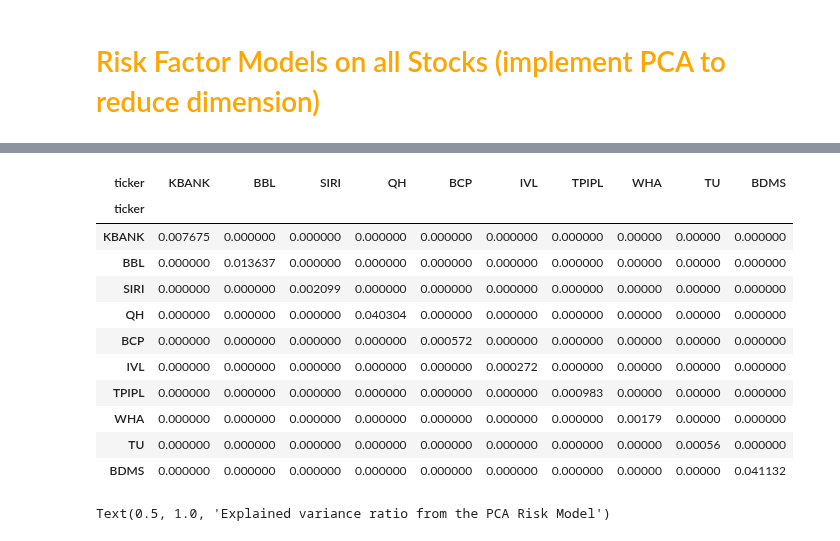
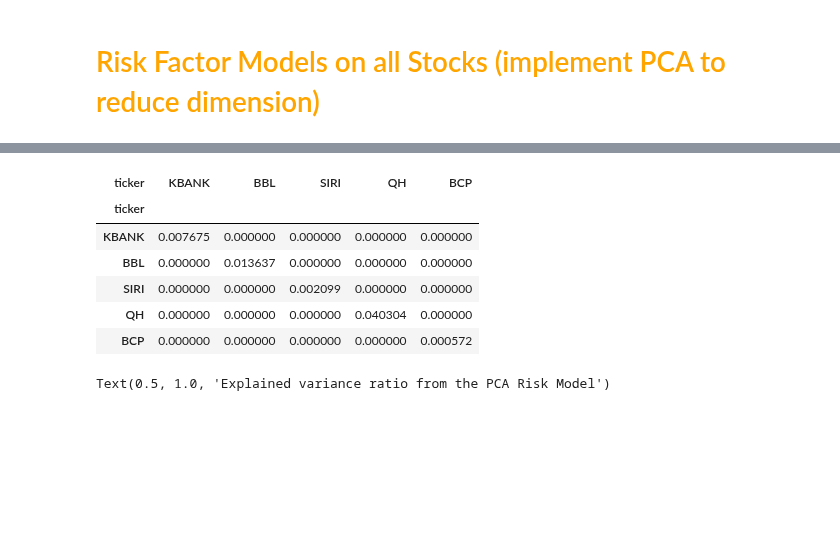
Before and after one commit to pasinsiri/quant-investment, a Jupyter notebook: alpha_factor.ipynb, the cells around one changed output, grey strips where cells are left out. Cells and saved outputs as stored; diff of their text form; code cells hidden in the pictures; blank space fills up the shorter version.

```diff
--- a/alpha_factor.ipynb
+++ b/alpha_factor.ipynb
@@ -404,33 +360,3 @@ class RiskModel(object):
-# %%
-class RiskModelPCA():
-    def __init__(self, returns, annualization_factor, num_factor_exposures, svd_solver:str = 'full'):
-        self.returns = returns
-        self.annualization_factor = annualization_factor
-        self.pca = PCA(n_components = num_factor_exposures, svd_solver = svd_solver).fit(returns)
-
-        self.factor_betas_ = self.get_factor_beta(returns.columns.values, np.arange(num_factor_exposures))
-        self.factor_returns_ = self.get_factor_return(returns, returns.index, np.arange(num_factor_exposures))
-        self.factor_cov_matrix_ = self.get_factor_cov_matrix(self.factor_returns_, annualization_factor)
-        self.idiosyncratic_var_matrix_ = self.get_idiosyncratic_var_matrix(returns, self.factor_returns_, self.factor_betas_, annualization_factor)
-
-
-    def get_factor_beta(self, factor_beta_indices, factor_beta_columns):
-        assert len(factor_beta_indices.shape) == 1, 'factor_beta_indices must be a vector'
-        assert len(factor_beta_columns.shape) == 1, 'factor_beta_columns must be a vector'
-        return pd.DataFrame(self.pca.components_.T, factor_beta_indices, factor_beta_columns)
-
-    def get_factor_return(self, returns, factor_return_indices, factor_return_columns):
-        assert len(factor_return_indices.shape) == 1, 'factor_returns_indices must be a vector'
-        assert len(factor_return_columns.shape) == 1, 'factor_return_columns must be a vector'
-        return pd.DataFrame(self.pca.transform(returns), factor_return_indices, factor_return_columns)
-
-    def get_idiosyncratic_var_matrix(self, returns, factor_returns, factor_betas, annualization_factor):
-        common_returns_ = pd.DataFrame(np.dot(factor_returns, factor_betas.T), returns.index, returns.columns)
-        residuals_ = (returns - common_returns_)
-        return pd.DataFrame(np.diag(np.var(residuals_)) * annualization_factor, returns.columns, returns.columns)
-
-    def get_factor_cov_matrix(self, factor_returns, annualization_factor):
-        return np.diag(factor_returns.var(axis=0, ddof=1) * annualization_factor)
 # %%
 N_FACTOR_EXPOSURES = 10
 SVD_SOLVER = 'full'
@@ -471,20 +387,15 @@ rm.factor_returns_.head()
 | 2015-01-09 | -0.030673 | -0.020801 | 0.001639 | 0.005977 | -0.040920 | -0.003915 | -0.001738 | 0.033042 | 0.019438 | -0.014553 |
 # %%
 # idiosyncratic variance matrix
-rm.idiosyncratic_var_matrix_.iloc[:10, :10]
+rm.idiosyncratic_var_matrix_.iloc[:5, :5]
 # %% [output]
-| ticker | KBANK | BBL | SIRI | QH | BCP | IVL | TPIPL | WHA | TU | BDMS |
-| ticker |  |  |  |  |  |  |  |  |  |  |
-| KBANK | 0.007675 | 0.000000 | 0.000000 | 0.000000 | 0.000000 | 0.000000 | 0.000000 | 0.00000 | 0.00000 | 0.000000 |
-| BBL | 0.000000 | 0.013637 | 0.000000 | 0.000000 | 0.000000 | 0.000000 | 0.000000 | 0.00000 | 0.00000 | 0.000000 |
-| SIRI | 0.000000 | 0.000000 | 0.002099 | 0.000000 | 0.000000 | 0.000000 | 0.000000 | 0.00000 | 0.00000 | 0.000000 |
-| QH | 0.000000 | 0.000000 | 0.000000 | 0.040304 | 0.000000 | 0.000000 | 0.000000 | 0.00000 | 0.00000 | 0.000000 |
-| BCP | 0.000000 | 0.000000 | 0.000000 | 0.000000 | 0.000572 | 0.000000 | 0.000000 | 0.00000 | 0.00000 | 0.000000 |
-| IVL | 0.000000 | 0.000000 | 0.000000 | 0.000000 | 0.000000 | 0.000272 | 0.000000 | 0.00000 | 0.00000 | 0.000000 |
-| TPIPL | 0.000000 | 0.000000 | 0.000000 | 0.000000 | 0.000000 | 0.000000 | 0.000983 | 0.00000 | 0.00000 | 0.000000 |
-| WHA | 0.000000 | 0.000000 | 0.000000 | 0.000000 | 0.000000 | 0.000000 | 0.000000 | 0.00179 | 0.00000 | 0.000000 |
-| TU | 0.000000 | 0.000000 | 0.000000 | 0.000000 | 0.000000 | 0.000000 | 0.000000 | 0.00000 | 0.00056 | 0.000000 |
-| BDMS | 0.000000 | 0.000000 | 0.000000 | 0.000000 | 0.000000 | 0.000000 | 0.000000 | 0.00000 | 0.00000 | 0.041132 |
+| ticker | KBANK | BBL | SIRI | QH | BCP |
+| ticker |  |  |  |  |  |
+| KBANK | 0.007675 | 0.000000 | 0.000000 | 0.000000 | 0.000000 |
+| BBL | 0.000000 | 0.013637 | 0.000000 | 0.000000 | 0.000000 |
+| SIRI | 0.000000 | 0.000000 | 0.002099 | 0.000000 | 0.000000 |
+| QH | 0.000000 | 0.000000 | 0.000000 | 0.040304 | 0.000000 |
+| BCP | 0.000000 | 0.000000 | 0.000000 | 0.000000 | 0.000572 |
 # %%
 # visualize the percent of variance
 plt.figure(figsize = (5,3))
```
Also changed, not shown: parts of 19 cells of this notebook.
